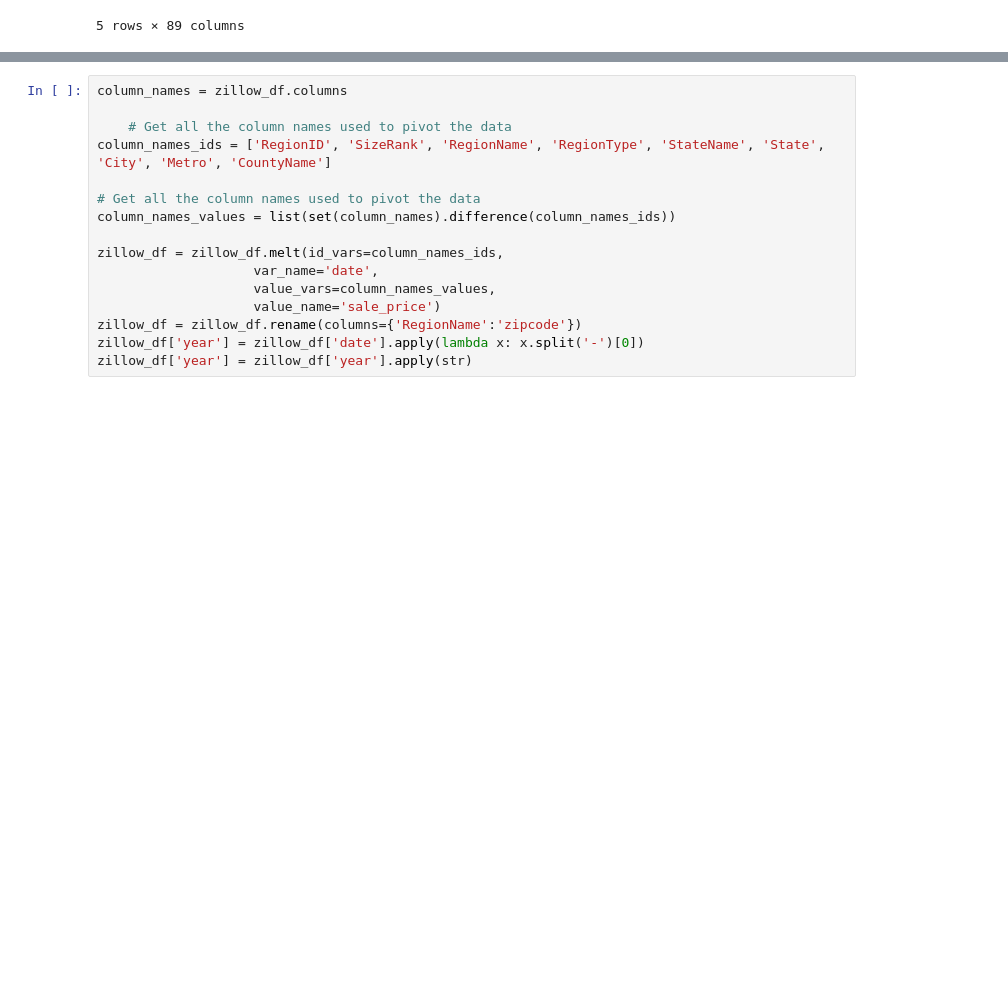
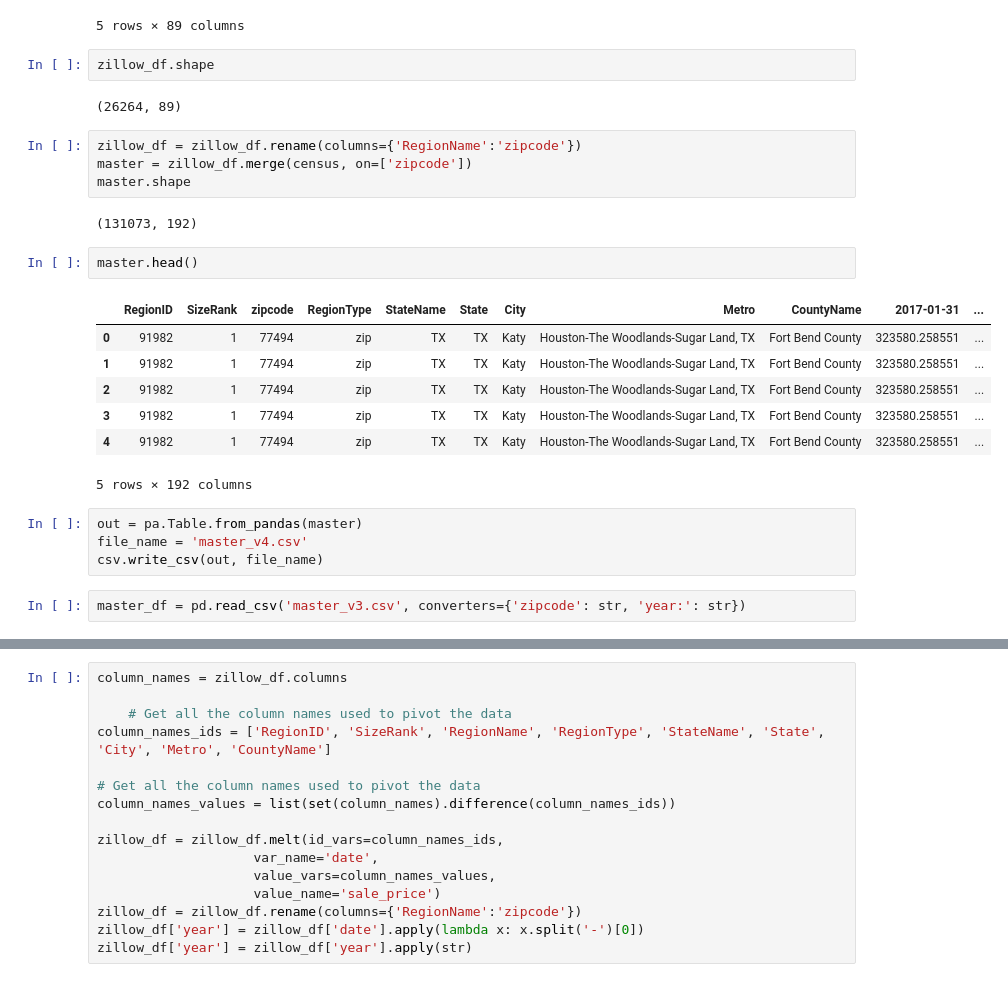
Before and after one commit to mexiliang/milestone696, a Jupyter notebook: workbook.ipynb, the cells around one changed output, grey strips where cells are left out. Saved outputs shown, nothing was run; the diff lists cells and outputs as text; blank space fills up the shorter version.

```diff
--- a/workbook.ipynb
+++ b/workbook.ipynb
@@ -400,3 +593,29 @@ zillow_df.head(5)
 | 3 | 62080 | 4 | 11368 | zip | NY | NY | New York | New York-Newark-Jersey City, NY-N... | Queens County | ... |
 | 4 | 91733 | 5 | 77084 | zip | TX | TX | Houston | Houston-The Woodlands-Sugar Land, TX | Harris County | ... |
 5 rows × 89 columns
+# %%
+zillow_df.shape
+# %% [output]
+(26264, 89)
+# %%
+zillow_df = zillow_df.rename(columns={'RegionName':'zipcode'})
+master = zillow_df.merge(census, on=['zipcode'])
+master.shape
+# %% [output]
+(131073, 192)
+# %%
+master.head()
+# %% [output]
+|  | RegionID | SizeRank | zipcode | RegionType | StateName | State | City | Metro | CountyName | 2017-01-31 | ... |
+| 0 | 91982 | 1 | 77494 | zip | TX | TX | Katy | Houston-The Woodlands-Sugar Land, TX | Fort Bend County | 323580.258551 | ... |
+| 1 | 91982 | 1 | 77494 | zip | TX | TX | Katy | Houston-The Woodlands-Sugar Land, TX | Fort Bend County | 323580.258551 | ... |
+| 2 | 91982 | 1 | 77494 | zip | TX | TX | Katy | Houston-The Woodlands-Sugar Land, TX | Fort Bend County | 323580.258551 | ... |
+| 3 | 91982 | 1 | 77494 | zip | TX | TX | Katy | Houston-The Woodlands-Sugar Land, TX | Fort Bend County | 323580.258551 | ... |
+| 4 | 91982 | 1 | 77494 | zip | TX | TX | Katy | Houston-The Woodlands-Sugar Land, TX | Fort Bend County | 323580.258551 | ... |
+5 rows × 192 columns
+# %%
+out = pa.Table.from_pandas(master)
+file_name = 'master_v4.csv'
+csv.write_csv(out, file_name)
+# %%
+master_df = pd.read_csv('master_v3.csv', converters={'zipcode': str, 'year:': str})
```
Also changed, not shown: parts of 23 cells of this notebook.
